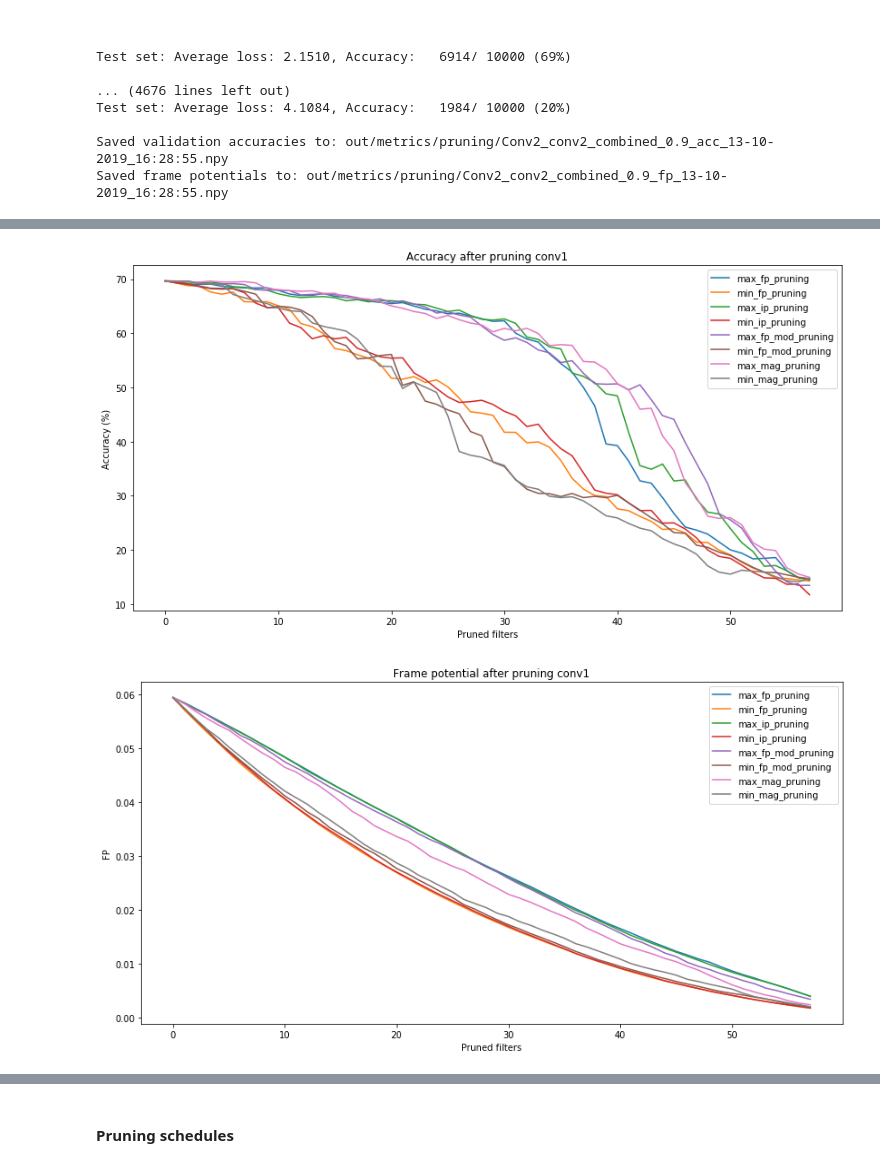
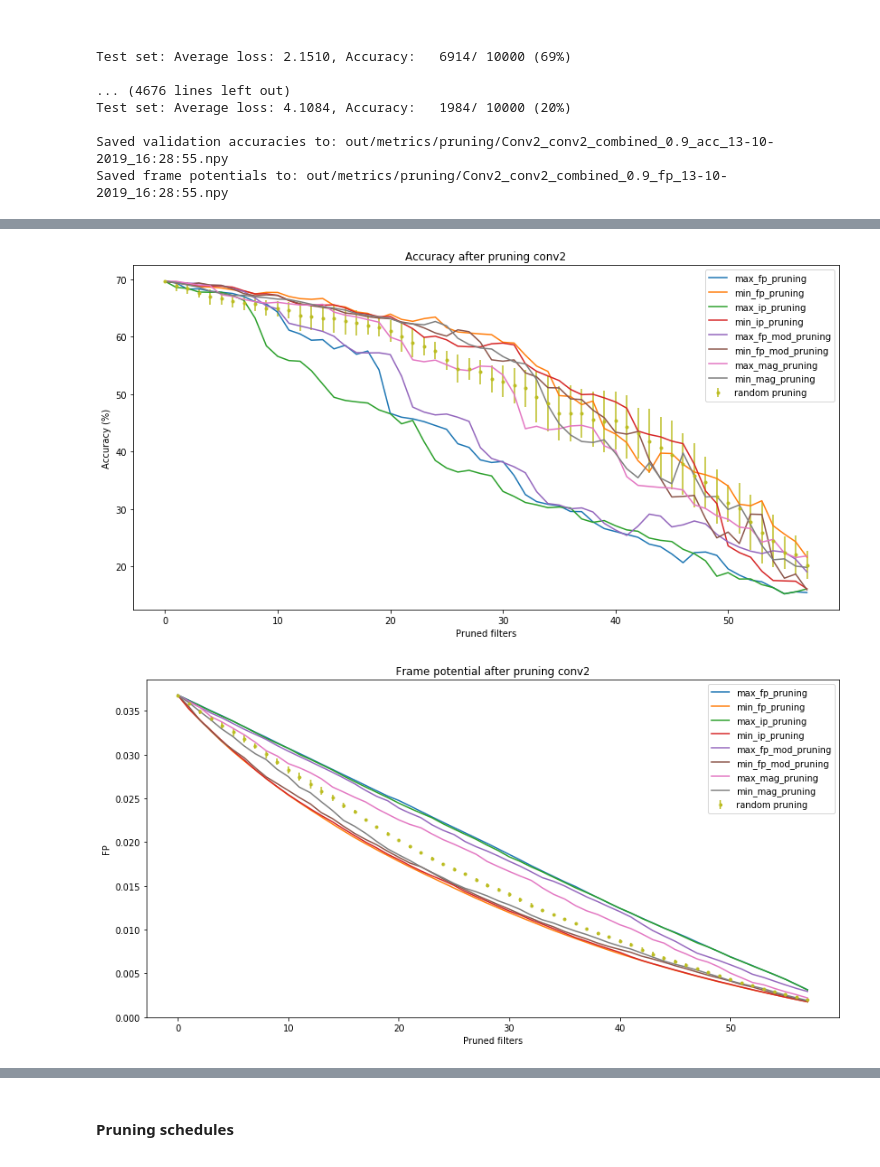
Before and after one commit to jheitmann/Neural-net-pruning, a Jupyter notebook: frame_potential.ipynb, the cells around one changed output, grey strips where cells are left out. Drawn from its saved outputs; the diff is of its cells as text; code cells hidden in the pictures.

```diff
--- a/frame_potential.ipynb
+++ b/frame_potential.ipynb
@@ -461,5 +795,5 @@ draw_fps_plot('fc1', fname_exp_fps, fname_pruning_fps, fig_name="")
 # %%
-fname_exp_acc = ""
-fname_exp_fps = ""
-fname_pruning_acc = "out/metrics/pruning/Conv2_fc2_combined_0.9_acc_13-10-2019_15_30_05.npy"
-fname_pruning_fps = "out/metrics/pruning/Conv2_fc2_combined_0.9_fp_13-10-2019_15_30_05.npy"
+fname_exp_acc = "out/metrics/pruning/Conv2_conv2_random_pruning_0.9_acc_13-10-2019_16:10:29.npy"
+fname_exp_fps = "out/metrics/pruning/Conv2_conv2_random_pruning_0.9_fp_13-10-2019_16:10:29.npy"
+fname_pruning_acc = "out/metrics/pruning/Conv2_conv2_combined_0.9_acc_13-10-2019_16:28:55.npy"
+fname_pruning_fps = "out/metrics/pruning/Conv2_conv2_combined_0.9_fp_13-10-2019_16:28:55.npy"
@@ -474,13 +800,8 @@ draw_fps_plot('fc2', fname_exp_fps, fname_pruning_fps, fig_name="")
-# %%
-fname_exp_acc = ""
-fname_exp_fps = ""
-fname_pruning_acc = "out/metrics/pruning/Conv2_conv1_combined_0.9_acc_13-10-2019_15_59_18.npy"
-fname_pruning_fps = "out/metrics/pruning/Conv2_conv1_combined_0.9_fp_13-10-2019_15_59_18.npy"
 # %%
-draw_acc_plot('conv1', fname_exp_acc, fname_pruning_acc, figsize=(14, 7), fig_name="")
+draw_acc_plot('conv2', fname_exp_acc, fname_pruning_acc, figsize=(14, 7), fig_name="Conv2_conv2_combined_0.9_acc_13-10-2019_16:28:55")
 # %% [output]
-[figure, old version]
+[figure, new version]
 # %%
-draw_fps_plot('conv1', fname_exp_fps, fname_pruning_fps, figsize=(14, 7), fig_name="")
+draw_fps_plot('conv2', fname_exp_fps, fname_pruning_fps, figsize=(14, 7), fig_name="Conv2_conv2_combined_0.9_fp_13-10-2019_16:28:55")
 # %% [output]
-[figure, old version]
+[figure, new version]
```
Also changed, not shown: parts of 88 cells of this notebook, 5 other files.
